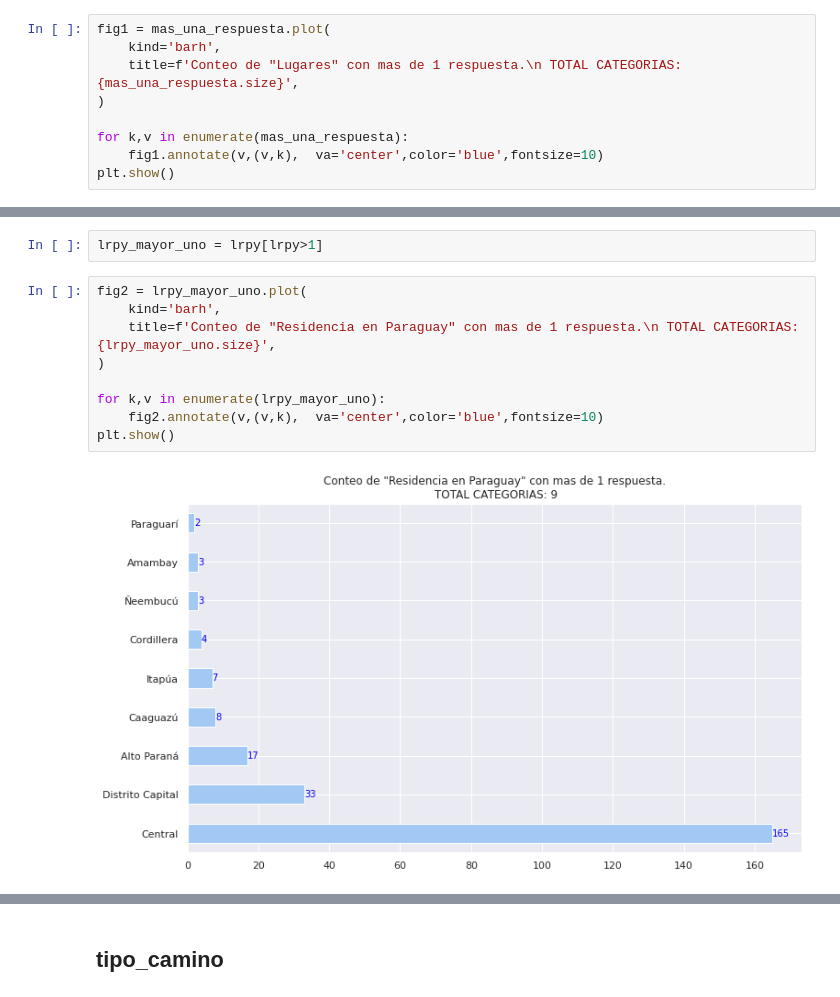
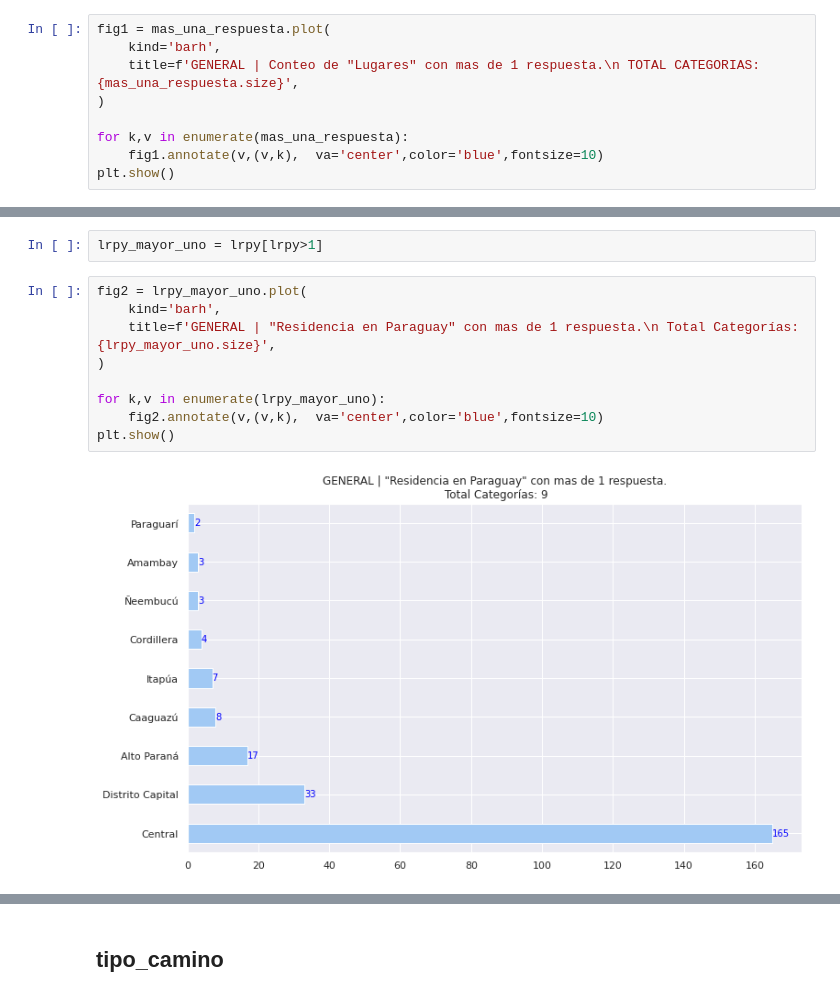
Before and after one commit to TorrezMN/Data_Science, a Jupyter notebook: notebooks/GeneralView.ipynb, the cells around one changed output, grey strips where cells are left out. Cells and saved outputs as stored; diff of their text form.

```diff
--- a/notebooks/GeneralView.ipynb
+++ b/notebooks/GeneralView.ipynb
@@ -115,7 +115,7 @@ mas_una_respuesta = lr[lr>1]
 # %%
 fig1 = mas_una_respuesta.plot(
     kind='barh',
-    title=f'Conteo de "Lugares" con mas de 1 respuesta.\n TOTAL CATEGORIAS: {mas_una_respuesta.size}',
+    title=f'GENERAL | Conteo de "Lugares" con mas de 1 respuesta.\n TOTAL CATEGORIAS: {mas_una_respuesta.size}',
 )
 
 for k,v in enumerate(mas_una_respuesta):
@@ -160,11 +161,11 @@ lrpy_mayor_uno = lrpy[lrpy>1]
 # %%
 fig2 = lrpy_mayor_uno.plot(
     kind='barh',
-    title=f'Conteo de "Residencia en Paraguay" con mas de 1 respuesta.\n TOTAL CATEGORIAS: {lrpy_mayor_uno.size}',
+    title=f'GENERAL | "Residencia en Paraguay" con mas de 1 respuesta.\n Total Categorías: {lrpy_mayor_uno.size}',
 )
 
 for k,v in enumerate(lrpy_mayor_uno):
     fig2.annotate(v,(v,k),  va='center',color='blue',fontsize=10)
 plt.show()
 # %% [output]
-[figure, old version]
+[figure, new version]
```
Also changed, not shown: parts of 50 cells of this notebook.
